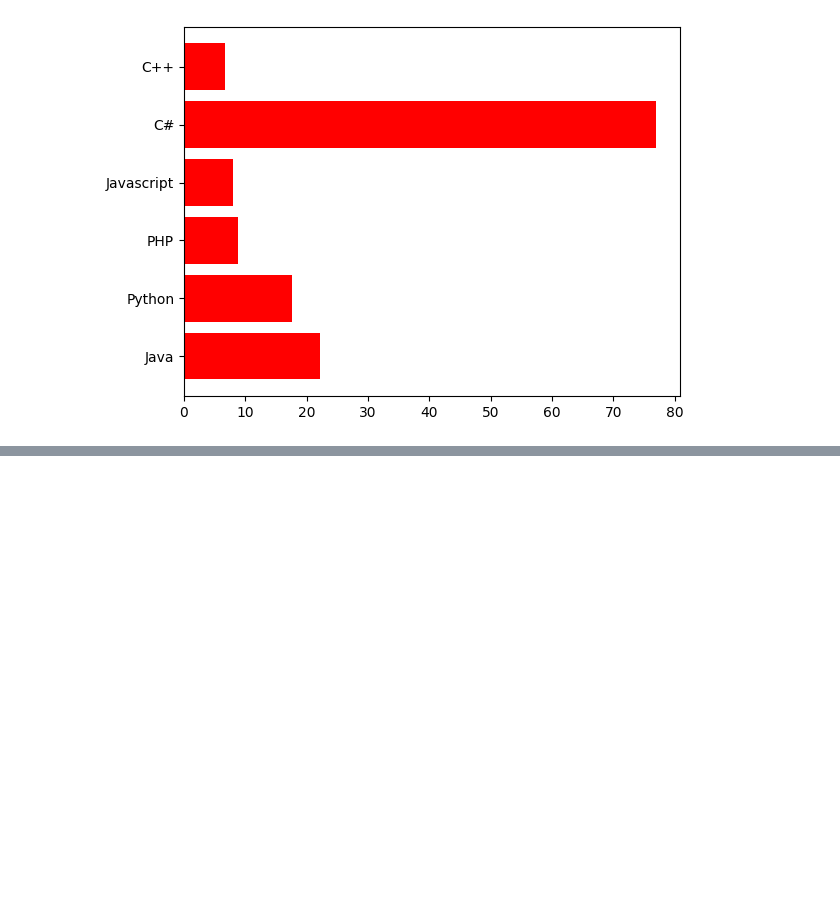
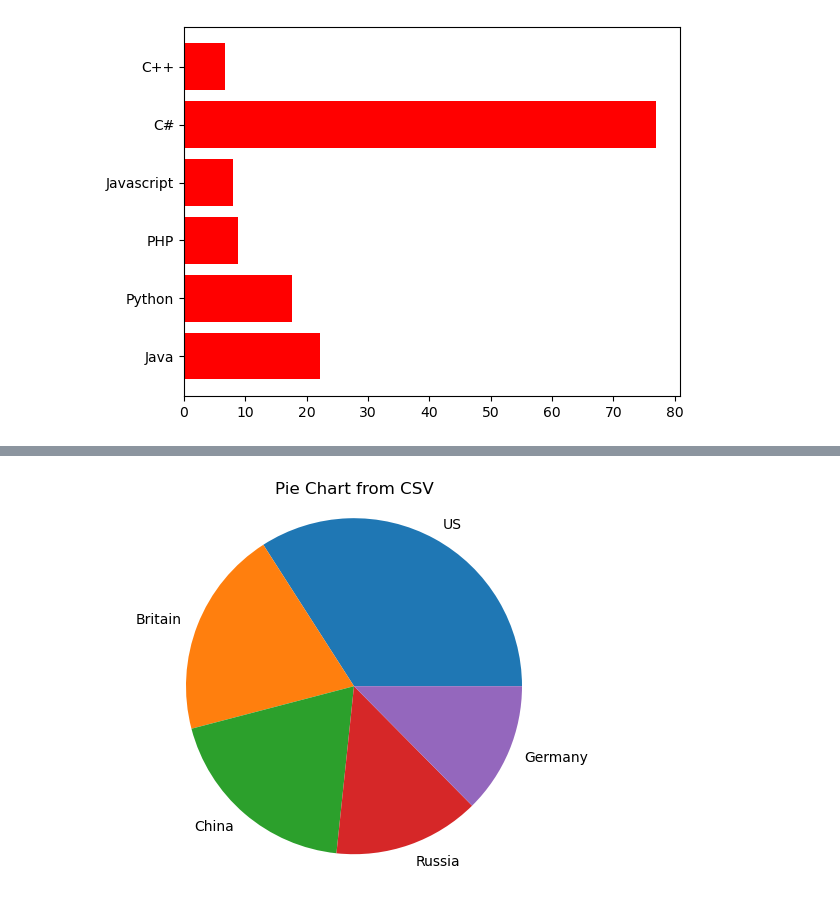
Before and after one commit to AleenaElizabath/DataScience, a Jupyter notebook: ex3.ipynb, the cells around one changed output, grey strips where cells are left out. Saved outputs shown, nothing was run; the diff lists cells and outputs as text; code cells hidden in the pictures; blank space fills up the shorter version.

```diff
--- a/ex3.ipynb
+++ b/ex3.ipynb
@@ -85,0 +113,11 @@ mat.bar(men,women)
+# %%
+import pandas as pd
+df = pd.read_csv('medals.csv')
+labels = df['country']
+sizes = df['gold_medals']
+plt.pie(sizes, labels=labels)
+plt.axis('equal')
+plt.title('Pie Chart from CSV')
+plt.show()
+# %% [output]
+[figure, added]
```
Also changed, not shown: parts of 5 cells of this notebook.
